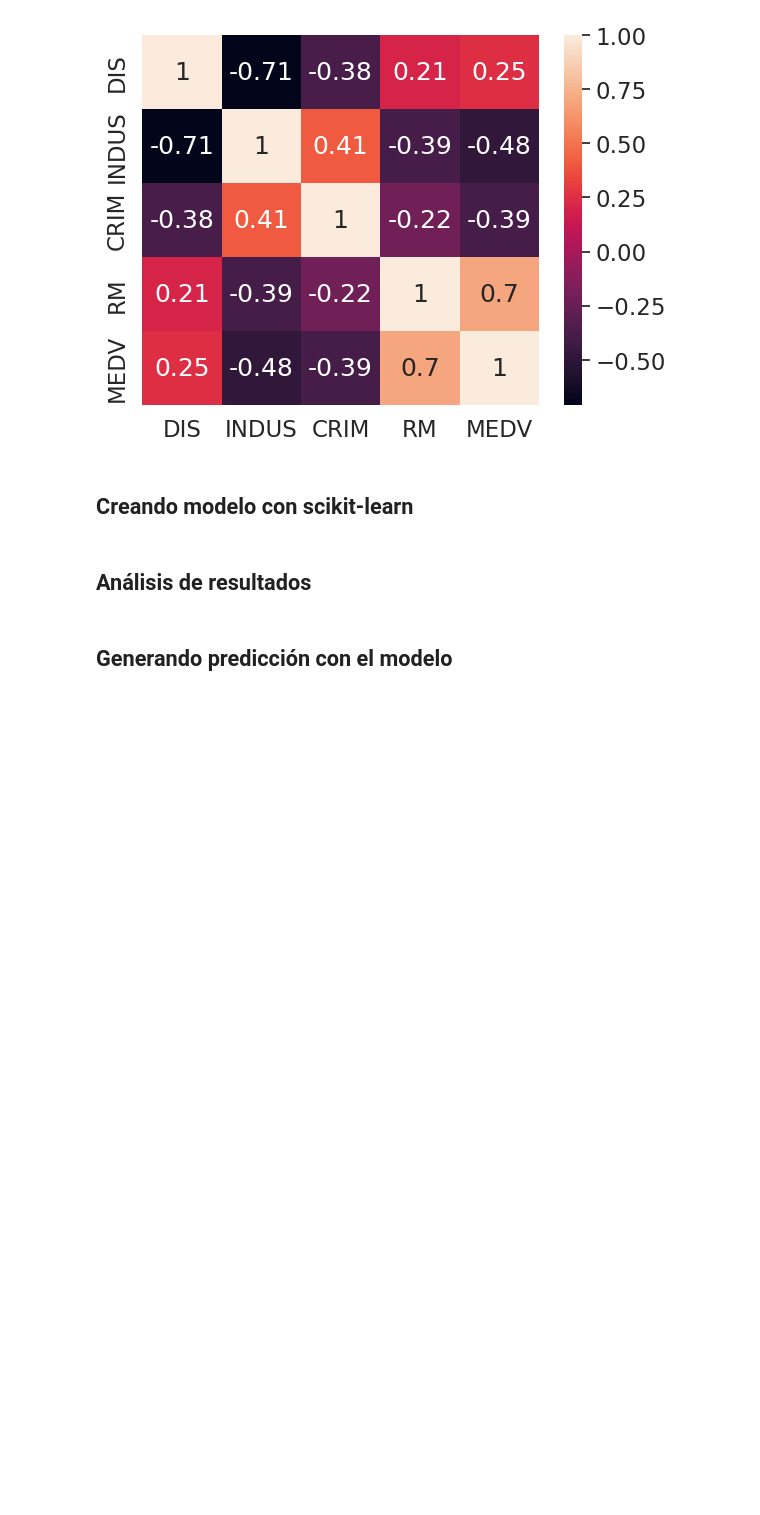
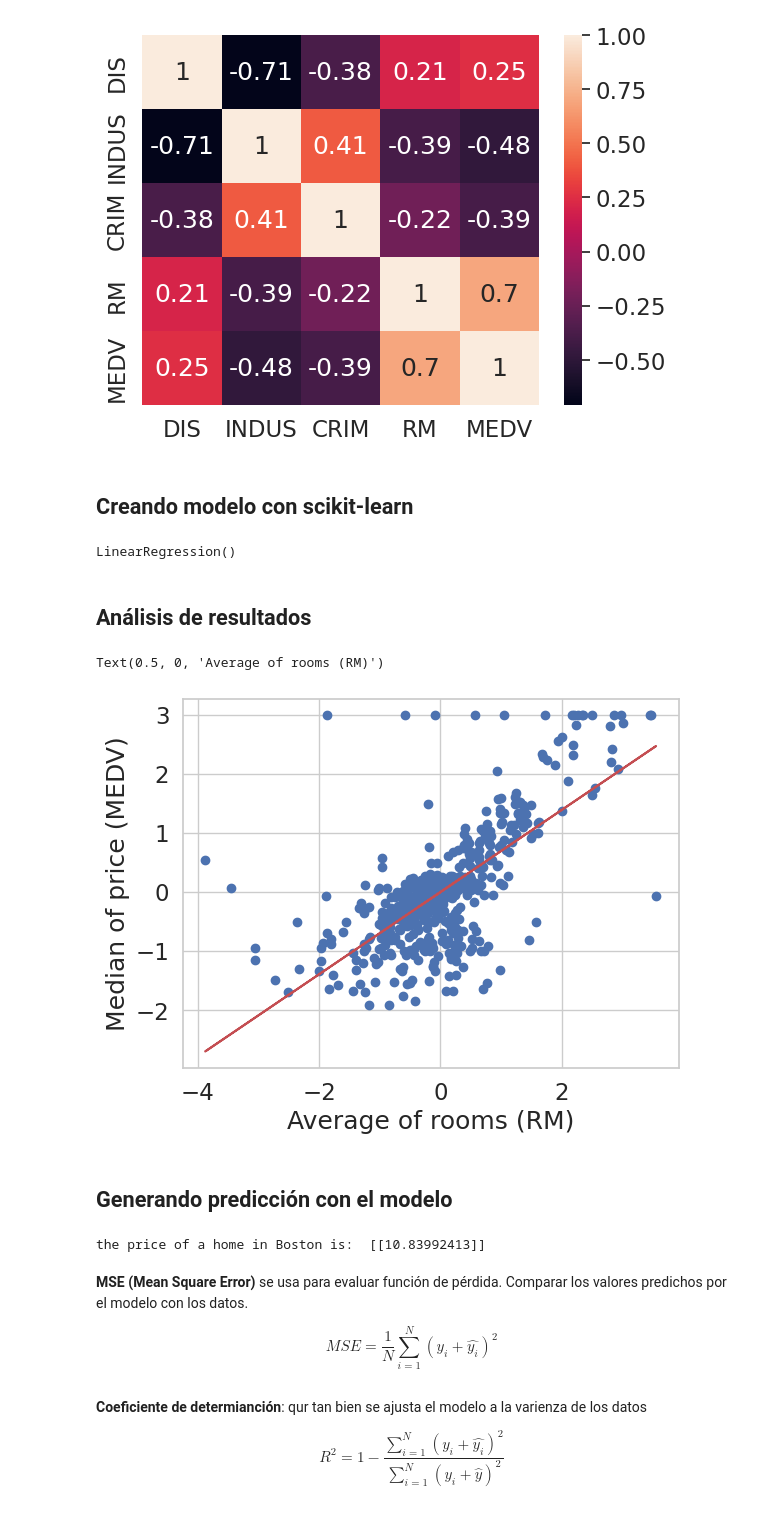
Before and after one commit to ArnolPlazas/lineal-regression, a Jupyter notebook: linear_regresion.ipynb, the cells around one changed output. Saved outputs shown, nothing was run; the diff lists cells and outputs as text; code cells hidden in the pictures; blank space fills up the shorter version.

```diff
--- a/linear_regresion.ipynb
+++ b/linear_regresion.ipynb
@@ -47,4 +74,48 @@ sns.heatmap(df[cols].corr(), cbar = True, annot=True, yticklabels=cols, xticklab
+# %%
+# definir la variable a predecir sobre la variable que se va usar para ello
+# reshape(-1, 1) -> vector filas a vector columnas
+X = df['RM'].values.reshape(-1, 1)
+y = df['MEDV'].values.reshape(-1, 1)
+
+# estandarizar los valores
+sc_x = StandardScaler()
+sc_y = StandardScaler()
+
+X_std = sc_x.fit_transform(X)
+y_std = sc_y.fit_transform(y)
+# %%
+# Estranciar el modelo y aplicarlo a los datos
+slr = LinearRegression()
+slr.fit(X_std, y_std)
+# %% [output]
+LinearRegression()
 # %% [markdown]
 ## Análisis de resultados
+# %%
+plt.scatter(X_std,y_std)
+plt.plot(X_std, slr.predict(X_std), color='r')
+plt.ylabel('Median of price (MEDV)')
+plt.xlabel('Average of rooms (RM)')
+# %% [output]
+Text(0.5, 0, 'Average of rooms (RM)')
+[figure, added]
 # %% [markdown]
 ## Generando predicción con el modelo
+# %%
+num_rooms = 5
+num_rooms_std = sc_x.transform(np.array(num_rooms).reshape(-1, 1))
+print('the price of a home in Boston is: ', sc_y.inverse_transform(slr.predict(num_rooms_std)))
+# %% [output]
+the price of a home in Boston is:  [[10.83992413]]
+# %% [markdown]
+**MSE (Mean Square Error)** se usa para evaluar función de pérdida. Comparar los valores predichos por el modelo con los datos.
+
+$$
+ MSE = \frac{1}{N} \sum_{i=1}^N (y_i + \hat{y_i})^2
+$$
+# %% [markdown]
+**Coeficiente de determianción**: qur tan bien se ajusta el modelo a la varienza de los datos
+
+$$
+ R^2 = 1 - \frac{\sum_{i=1}^N (y_i + \hat{y_i})^2}{\sum_{i=1}^N (y_i + \hat{y})^2}
+$$
```
Also changed, not shown: parts of 6 cells of this notebook.
